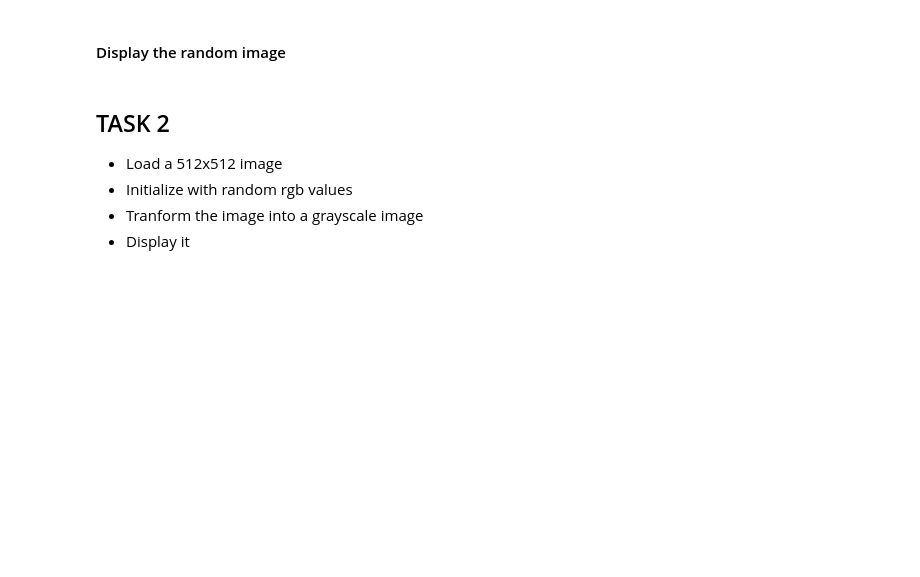
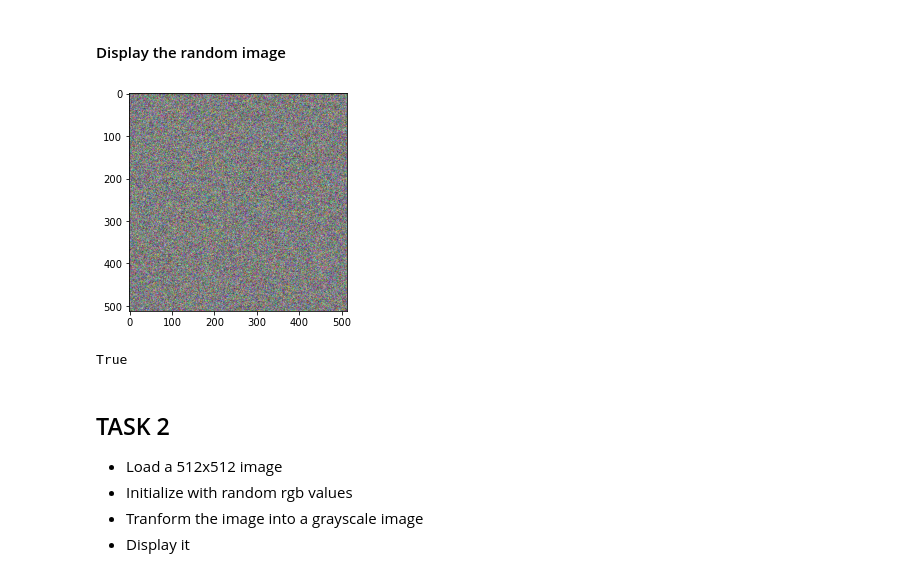
Before and after one commit to nishkalprakash/learn-fingerprint-processing, a Jupyter notebook: milestone_1.ipynb, the cells around one changed output. Cells and saved outputs as stored; diff of their text form; code cells hidden in the pictures; blank space fills up the shorter version.

```diff
--- a/milestone_1.ipynb
+++ b/milestone_1.ipynb
@@ -17,5 +19,6 @@ You may add more code and markdown cells as needed
 #### Define the variables to store a 3d matrix for the image
 # %%
 ## Hint: use numpy
+img = np.zeros((512, 512, 3), np.uint8)
 # %% [markdown]
 #### Initialize the matrix with random rgb values
@@ -24,2 +25,7 @@ You may add more code and markdown cells as needed
+# %%
+## Hint: use random package
+for i in range(512):
+    for j in range(512):
+        img[i,j] = (np.random.randint(0,255), np.random.randint(0,255), np.random.randint(0,255))
 # %% [markdown]
 #### Display the random image
@@ -28,3 +32,12 @@ You may add more code and markdown cells as needed
+# %%
+## Hint: use matplotlib
+import matplotlib.pyplot as plt
+plt.imshow(img)
+plt.show()
+cv2.imwrite("random_pixels.jpg", img)
+# %% [output]
+[figure, added]
+True
 # %% [markdown]
 ## TASK 2
 
```
Also changed, not shown: parts of 13 cells of this notebook, 2 other files.
